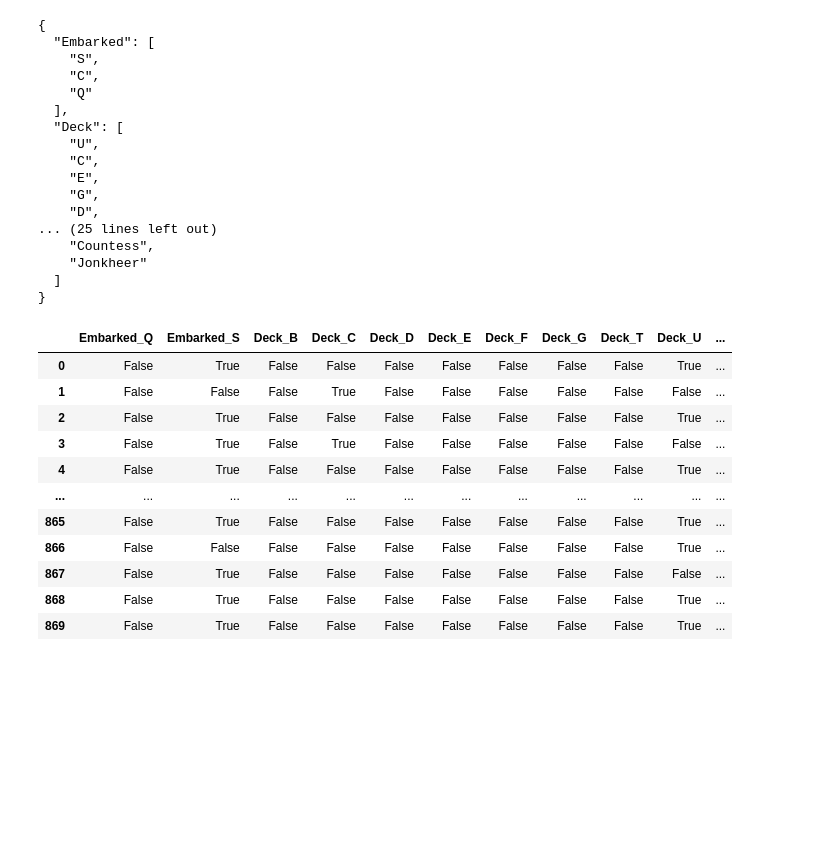
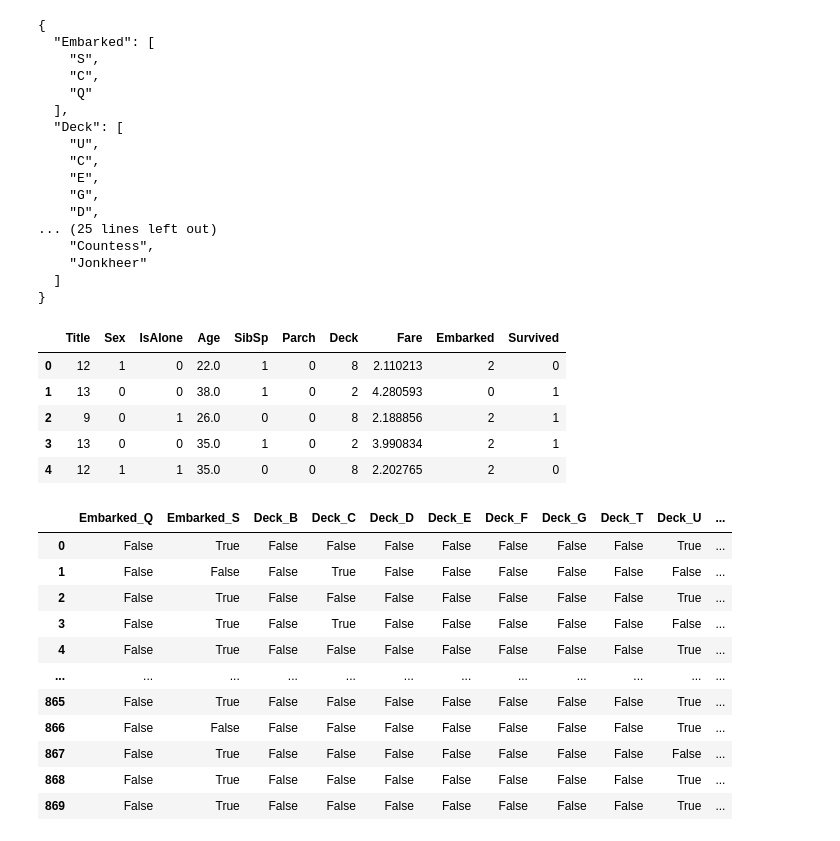
Before and after one commit to Ardalan89/titanic_survival_prediction, a Jupyter notebook: notebooks/preprocessing.ipynb, the cells around one changed output. Drawn from its saved outputs; the diff is of its cells as text; code cells hidden in the pictures; blank space fills up the shorter version.

```diff
--- a/notebooks/preprocessing.ipynb
+++ b/notebooks/preprocessing.ipynb
@@ -135,6 +136,27 @@ print(pretty_json)
 # %%
 # log transform Fare
 df['Fare'] = np.log1p(df['Fare'])
+# %%
+# for decision trees
+
+# new feature
+df['IsAlone'] = ((df['SibSp'] + df['Parch'] + 1) == 1).astype(int)
+df.insert(df.columns.get_loc('Age'), 'IsAlone', df.pop('IsAlone'))
+
+cat_cols = ['Embarked', 'Deck', 'Sex', 'Title']
+
+le = LabelEncoder()
+for col in cat_cols:
+    df[col] = le.fit_transform(df[col].astype(str))
+
+df.head()
+# %% [output]
+|  | Title | Sex | IsAlone | Age | SibSp | Parch | Deck | Fare | Embarked | Survived |
+| 0 | 12 | 1 | 0 | 22.0 | 1 | 0 | 8 | 2.110213 | 2 | 0 |
+| 1 | 13 | 0 | 0 | 38.0 | 1 | 0 | 2 | 4.280593 | 0 | 1 |
+| 2 | 9 | 0 | 1 | 26.0 | 0 | 0 | 8 | 2.188856 | 2 | 1 |
+| 3 | 13 | 0 | 0 | 35.0 | 1 | 0 | 2 | 3.990834 | 2 | 1 |
+| 4 | 12 | 1 | 1 | 35.0 | 0 | 0 | 8 | 2.202765 | 2 | 0 |
 # %%
 # target
 target = df['Survived']
```
Also changed, not shown: parts of 3 cells of this notebook, 4 other files.
